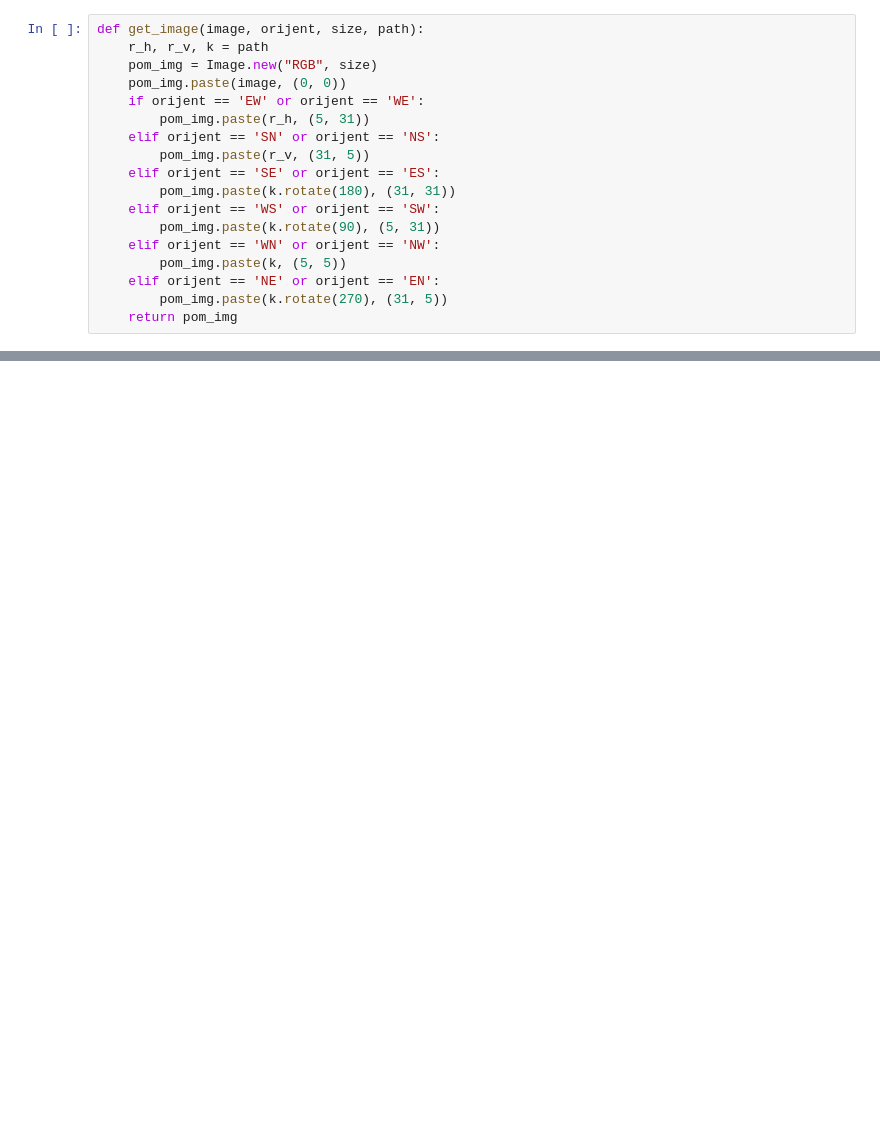
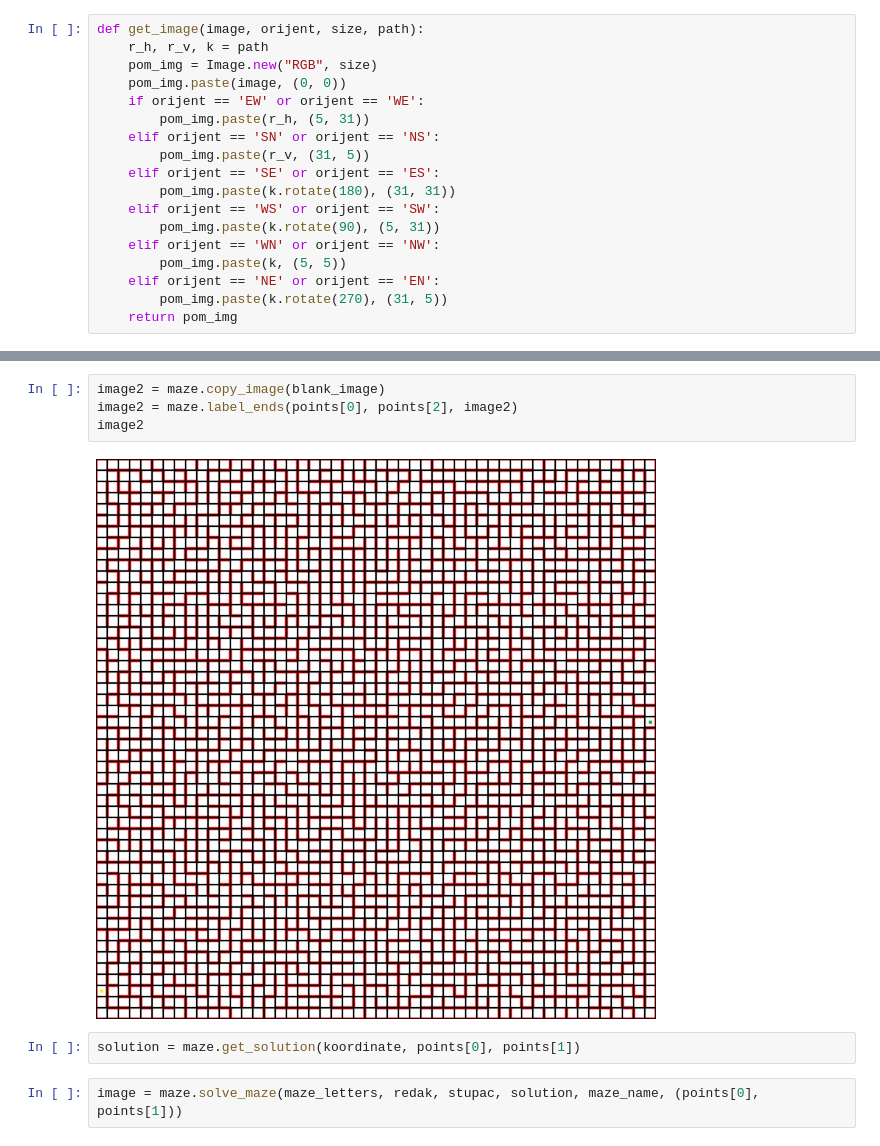
Before and after one commit to Maja7/dstgLabirint, a Jupyter notebook: nikola/maze.ipynb, the cells around one changed output, grey strips where cells are left out. Saved outputs shown, nothing was run; the diff lists cells and outputs as text; blank space fills up the shorter version.

```diff
--- a/nikola/maze.ipynb
+++ b/nikola/maze.ipynb
@@ -792,0 +824,10 @@ blank_image.save(f'temp/{str(uuid.uuid4())}_{maze_name}_solved.jpg')
+# %%
+image2 = maze.copy_image(blank_image)
+image2 = maze.label_ends(points[0], points[2], image2)
+image2
+# %% [output]
+[figure, added]
+# %%
+solution = maze.get_solution(koordinate, points[0], points[1])
+# %%
+image = maze.solve_maze(maze_letters, redak, stupac, solution, maze_name, (points[0], points[1]))
```
Also changed, not shown: parts of 50 cells of this notebook, 54 other files.
